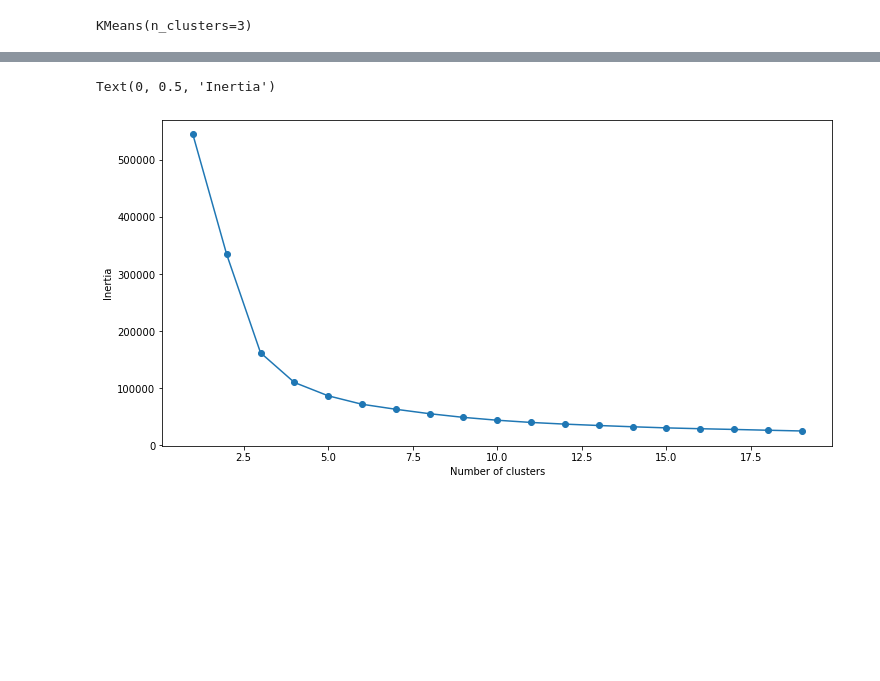
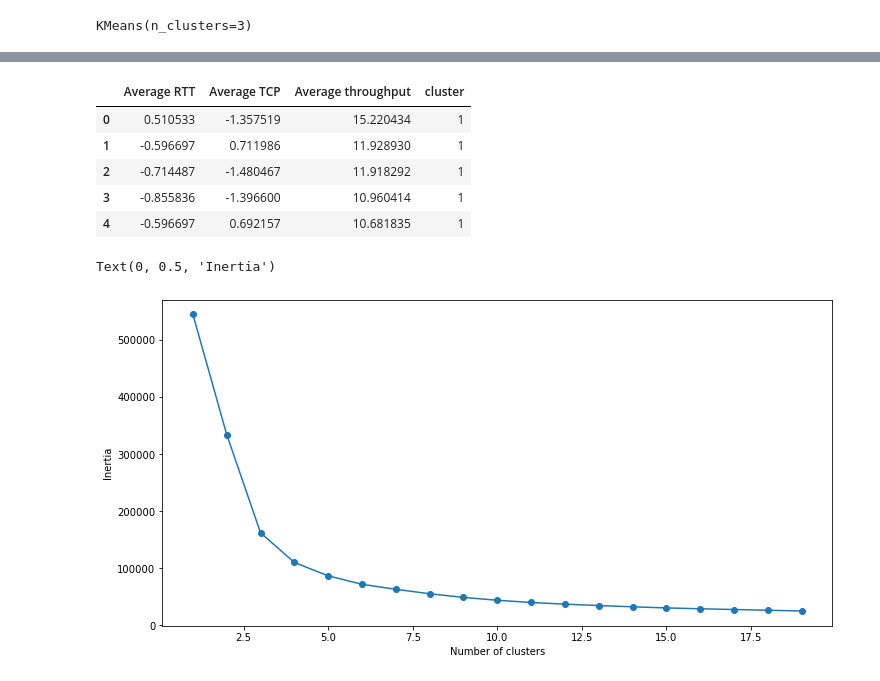
Before and after one commit to Abel-Blue/telecom-user-analytics, a Jupyter notebook: notebooks/experience_analytics.ipynb, the cells around one changed output, grey strips where cells are left out. Drawn from its saved outputs; the diff is of its cells as text; code cells hidden in the pictures; blank space fills up the shorter version.

Commit message:
modifed cluster modification for satisfaction calculation

```diff
--- a/notebooks/experience_analytics.ipynb
+++ b/notebooks/experience_analytics.ipynb
@@ -648,13 +651,16 @@ for cluster in range(1,20):
     kmeans.fit(df_std)
     SSE.append(kmeans.inertia_)
 # %%
-# converting the results into a dataframe and plotting them
-#
-frame = pd.DataFrame({'Cluster':range(1,20), 'SSE':SSE})
-plt.figure(figsize=(12,6))
-plt.plot(frame['Cluster'], frame['SSE'], marker='o')
-plt.xlabel('Number of clusters')
-plt.ylabel('Inertia')
+centroids_df = pd.DataFrame(centroids, columns=['Average RTT','Average TCP','Average throughput'])
+centroids_df.to_csv('../data/centro_experience.csv')
-# %% [output]
-Text(0, 0.5, 'Inertia')
-[figure, removed]
+# %%
+df_std.rename(columns = {0:'Average RTT', 1:'Average TCP', 2:'Average throughput', 'clusters': 'cluster'}, inplace = True)
+# %%
+df_std.head()
+# %% [output]
+|  | Average RTT | Average TCP | Average throughput | cluster |
+| 0 | 0.510533 | -1.357519 | 15.220434 | 1 |
+| 1 | -0.596697 | 0.711986 | 11.928930 | 1 |
+| 2 | -0.714487 | -1.480467 | 11.918292 | 1 |
+| 3 | -0.855836 | -1.396600 | 10.960414 | 1 |
+| 4 | -0.596697 | 0.692157 | 10.681835 | 1 |
@@ -660,0 +669,11 @@ Text(0, 0.5, 'Inertia')
+# %%
+# converting the results into a dataframe and plotting them
+#
+frame = pd.DataFrame({'Cluster':range(1,20), 'SSE':SSE})
+plt.figure(figsize=(12,6))
+plt.plot(frame['Cluster'], frame['SSE'], marker='o')
+plt.xlabel('Number of clusters')
+plt.ylabel('Inertia')
+# %% [output]
+Text(0, 0.5, 'Inertia')
+[figure, added]
```
Also changed, not shown: parts of 9 cells of this notebook.
